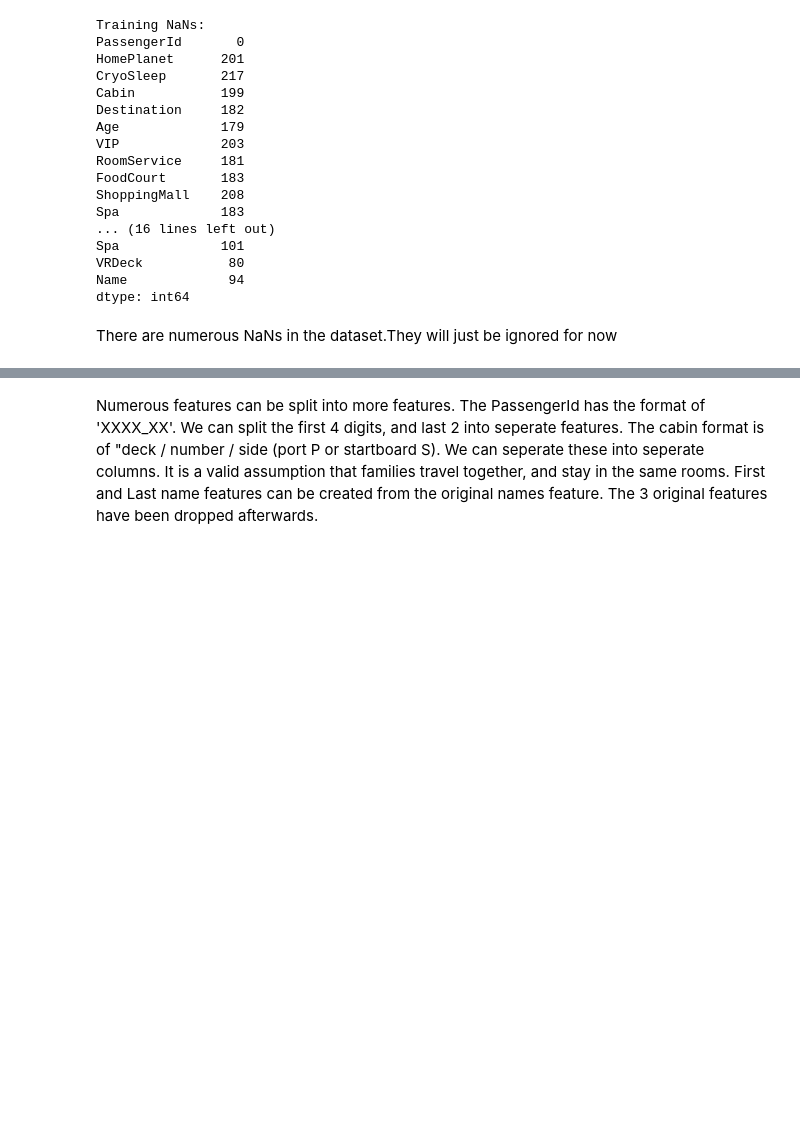
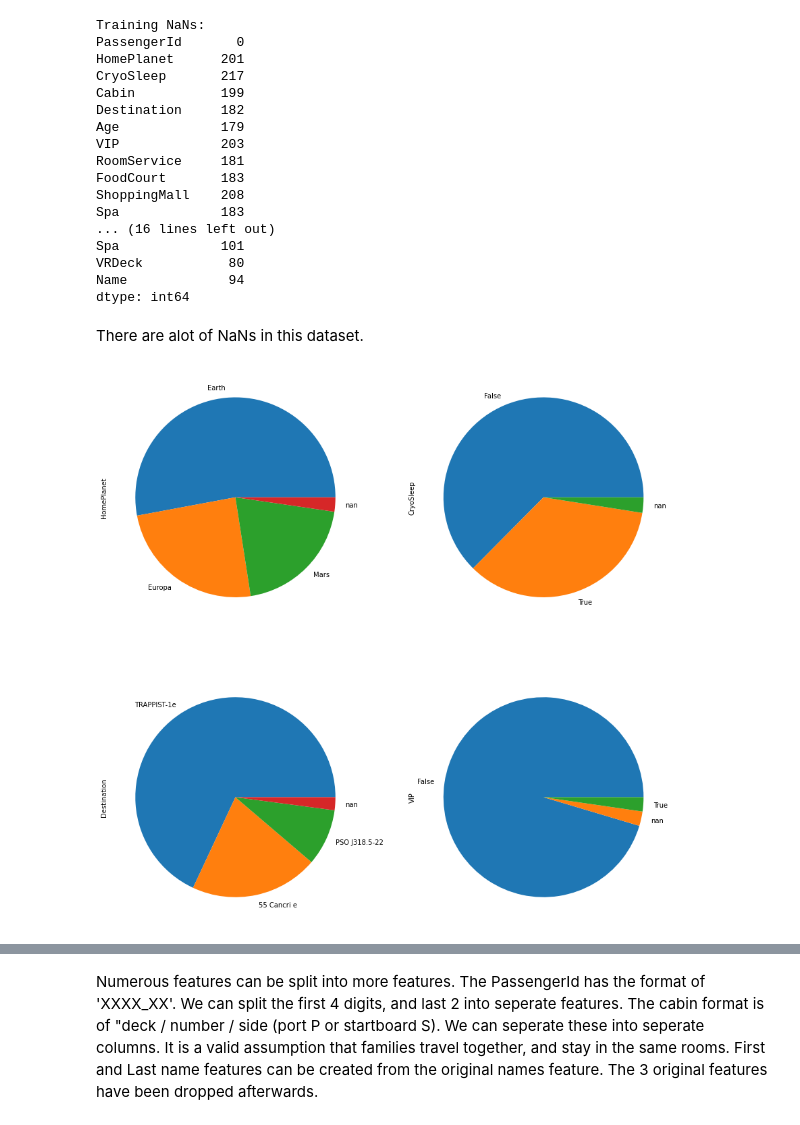
Before and after one commit to Cameron858/gradcracker-scraper, a Jupyter notebook: spaceship-titanic-various-models.ipynb, the cells around one changed output, grey strips where cells are left out. Cells and saved outputs as stored; diff of their text form; code cells hidden in the pictures; blank space fills up the shorter version.

```diff
--- a/spaceship-titanic-various-models.ipynb
+++ b/spaceship-titanic-various-models.ipynb
@@ -52,5 +54,18 @@ VRDeck           80
 Name             94
 dtype: int64
 # %% [markdown]
-There are numerous NaNs in the dataset.They will just be ignored for now
+There are alot of NaNs in this dataset.
+# %%
+# class imbalance including NaNs
+
+fig, ax = plt.subplots(2, 2, figsize=(15, 15))
+idx = 0
+
+for row in [0, 1]:
+    for col in [0, 1]:
+        feat = ['HomePlanet', 'CryoSleep', 'Destination', 'VIP'][idx]
+        train[feat].value_counts(dropna=False).plot(kind='pie', ax = ax[row][col])
+        idx += 1
+# %% [output]
+[figure, added]
 # %%
```
Also changed, not shown: parts of 26 cells of this notebook.
